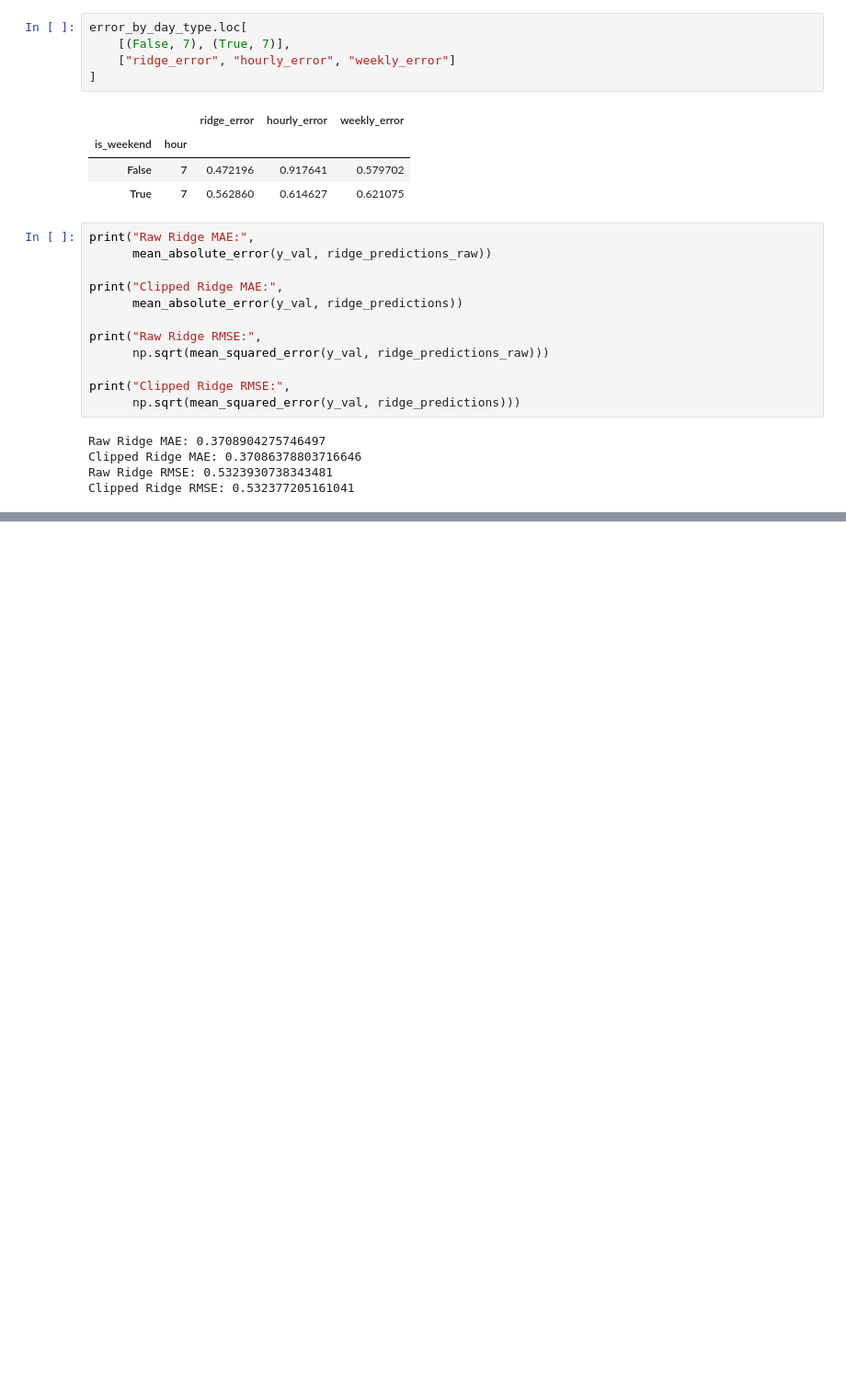
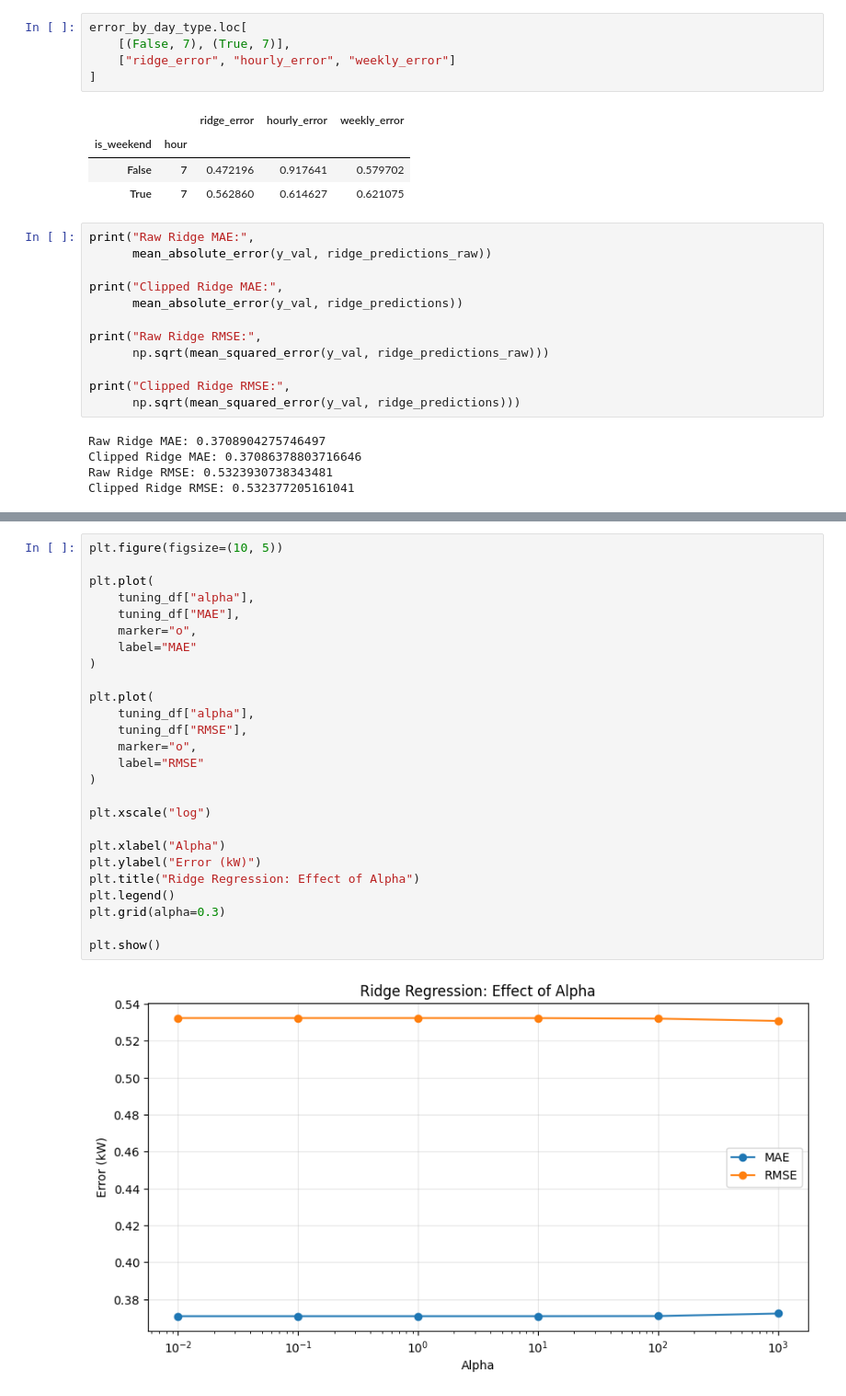
Before and after one commit to akeight/gridpulse, a Jupyter notebook: notebooks/ridge_regression.ipynb, the cells around one changed output, grey strips where cells are left out. Shown at 92% size. Drawn from its saved outputs; the diff is of its cells as text; blank space fills up the shorter version.

Commit message:
feat: evaluate ridge regularization and document alpha selection

```diff
--- a/notebooks/ridge_regression.ipynb
+++ b/notebooks/ridge_regression.ipynb
@@ -556,0 +611,28 @@ Clipped Ridge RMSE: 0.532377205161041
+# %%
+plt.figure(figsize=(10, 5))
+
+plt.plot(
+    tuning_df["alpha"],
+    tuning_df["MAE"],
+    marker="o",
+    label="MAE"
+)
+
+plt.plot(
+    tuning_df["alpha"],
+    tuning_df["RMSE"],
+    marker="o",
+    label="RMSE"
+)
+
+plt.xscale("log")
+
+plt.xlabel("Alpha")
+plt.ylabel("Error (kW)")
+plt.title("Ridge Regression: Effect of Alpha")
+plt.legend()
+plt.grid(alpha=0.3)
+
+plt.show()
+# %% [output]
+[figure, added]
```
Also changed, not shown: parts of 2 cells of this notebook, 1 other file.
